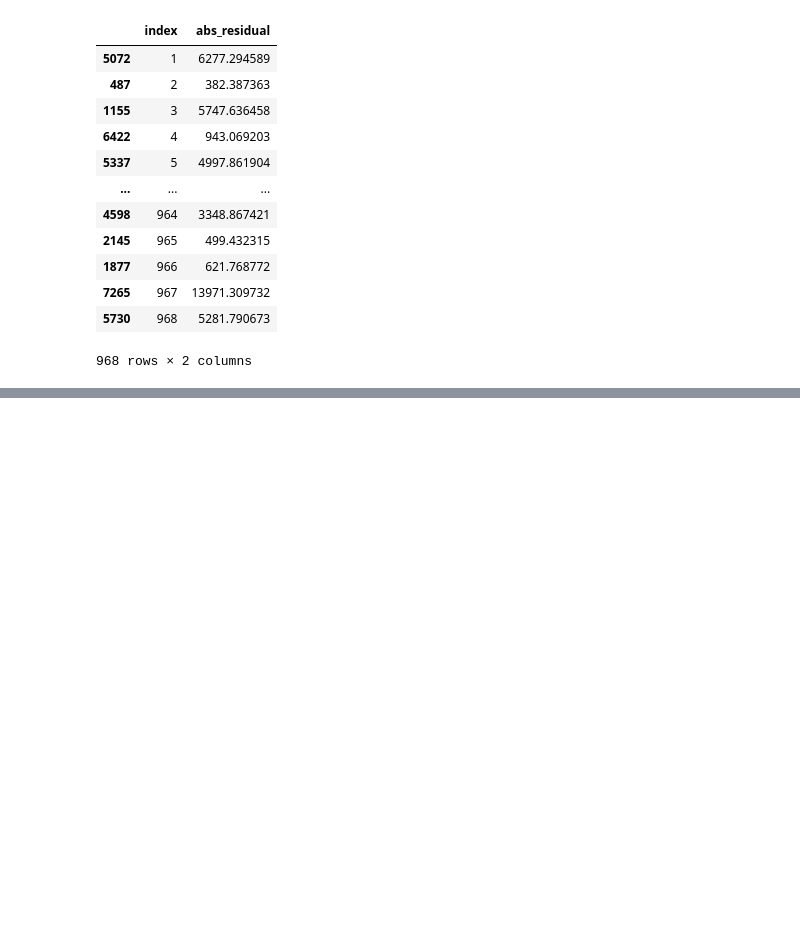
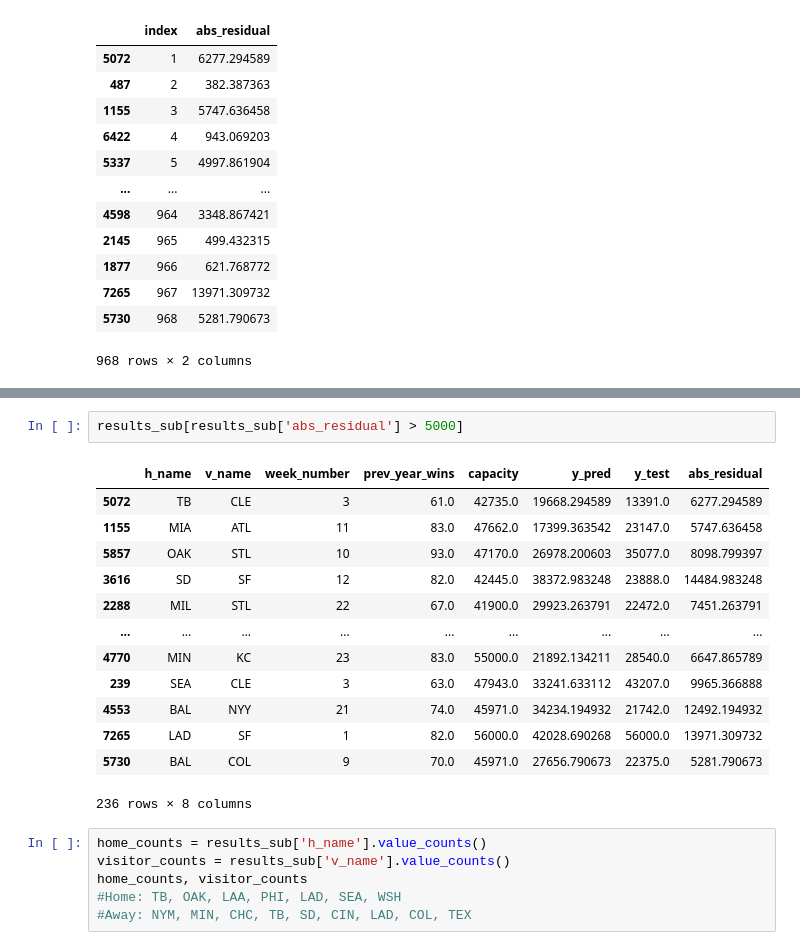
Before and after one commit to tmarchok1/DS440_project, a Jupyter notebook: rf_errorAnalysis_jeff.ipynb, the cells around one changed output, grey strips where cells are left out. Cells and saved outputs as stored; diff of their text form; blank space fills up the shorter version.

```diff
--- a/rf_errorAnalysis_jeff.ipynb
+++ b/rf_errorAnalysis_jeff.ipynb
@@ -200,0 +225,22 @@ results[['index', 'abs_residual']]
+# %%
+results_sub[results_sub['abs_residual'] > 5000]
+# %% [output]
+|  | h_name | v_name | week_number | prev_year_wins | capacity | y_pred | y_test | abs_residual |
+| 5072 | TB | CLE | 3 | 61.0 | 42735.0 | 19668.294589 | 13391.0 | 6277.294589 |
+| 1155 | MIA | ATL | 11 | 83.0 | 47662.0 | 17399.363542 | 23147.0 | 5747.636458 |
+| 5857 | OAK | STL | 10 | 93.0 | 47170.0 | 26978.200603 | 35077.0 | 8098.799397 |
+| 3616 | SD | SF | 12 | 82.0 | 42445.0 | 38372.983248 | 23888.0 | 14484.983248 |
+| 2288 | MIL | STL | 22 | 67.0 | 41900.0 | 29923.263791 | 22472.0 | 7451.263791 |
+| ... | ... | ... | ... | ... | ... | ... | ... | ... |
+| 4770 | MIN | KC | 23 | 83.0 | 55000.0 | 21892.134211 | 28540.0 | 6647.865789 |
+| 239 | SEA | CLE | 3 | 63.0 | 47943.0 | 33241.633112 | 43207.0 | 9965.366888 |
+| 4553 | BAL | NYY | 21 | 74.0 | 45971.0 | 34234.194932 | 21742.0 | 12492.194932 |
+| 7265 | LAD | SF | 1 | 82.0 | 56000.0 | 42028.690268 | 56000.0 | 13971.309732 |
+| 5730 | BAL | COL | 9 | 70.0 | 45971.0 | 27656.790673 | 22375.0 | 5281.790673 |
+236 rows × 8 columns
+# %%
+home_counts = results_sub['h_name'].value_counts()
+visitor_counts = results_sub['v_name'].value_counts()
+home_counts, visitor_counts
+#Home: TB, OAK, LAA, PHI, LAD, SEA, WSH
+#Away: NYM, MIN, CHC, TB, SD, CIN, LAD, COL, TEX
```
Also changed, not shown: parts of 9 cells of this notebook, 1 other file.
